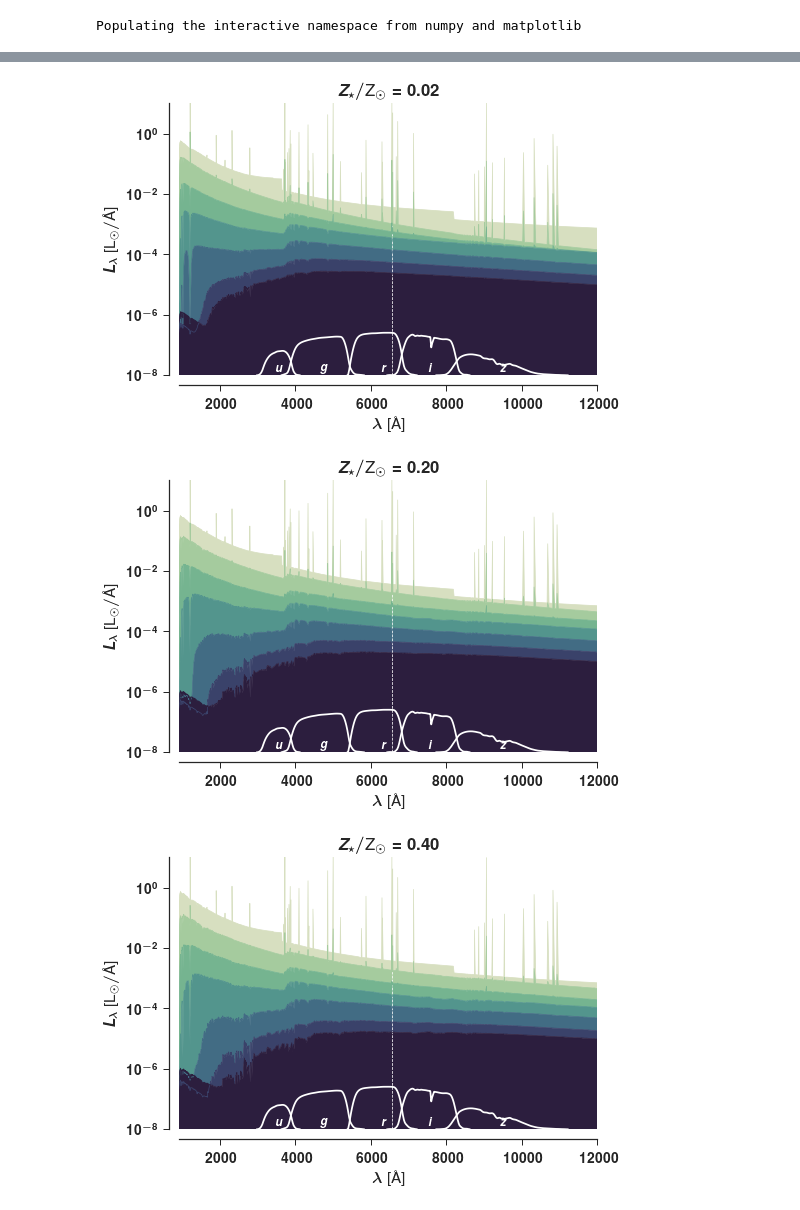
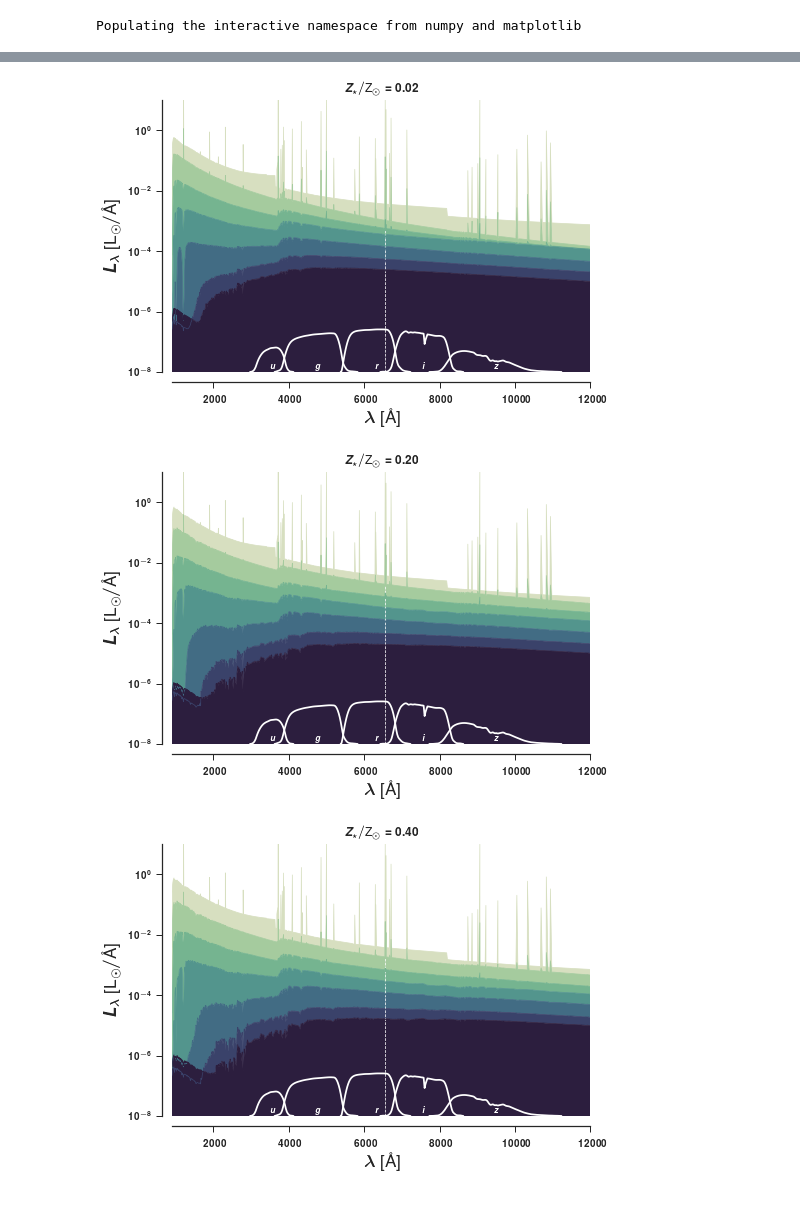
Before and after one commit to ajmejia/photo-ew, a Jupyter notebook: notebooks/proof-of-concept.ipynb, the cells around one changed output, grey strips where cells are left out. Cells and saved outputs as stored; diff of their text form; code cells hidden in the pictures.

```diff
--- a/notebooks/proof-of-concept.ipynb
+++ b/notebooks/proof-of-concept.ipynb
@@ -6,8 +6,6 @@ import pandas as pd
 import itertools as it
 from collections import OrderedDict
 from astropy.io import fits
-from astropy.cosmology import FlatLambdaCDM
-import astropy.units as u
 from tools.EW import equivalent_width
 from tools.Photometry import ABmag
 from tools.stats import norm2one
@@ -19,6 +17,6 @@ from scipy.interpolate import Rbf
 import seaborn as sns
 from styles import slides
 
-sns.set(style="ticks", palette="muted", color_codes=True, font_scale=1.4)
+sns.set(style="ticks", palette="muted", color_codes=True)
 # %% [output]
 Populating the interactive namespace from numpy and matplotlib
@@ -52,8 +45,9 @@ for i in xrange(mask.count(False)):
     except ValueError:
         jpas_res.append(np.array([eval(item.replace("  ", ",")) for item in jpas[ini+1+i:]]))
 # %%
+%%time
 # prepare SSAG run
-ssag = iSSAG(size=10000)
+ssag = iSSAG(size=1000)
 # generate SSAG
 ssag.set_all_seds(emission="both")
 # extract SSPs parameters
@@ -70,32 +67,32 @@ ew_sdss.dropna(axis="index", subset=["H_alpha", "u", "r"], inplace=True)
 # %%
 columns = ages[ages<=13e9][::10]#["10 Myr","50 Myr","200 Myr","1000 Myr", "13000 Myr"]
 colors = sns.cubehelix_palette(columns.size, start=.5, rot=-.75)#cm.rainbow(linspace(0,1,len(columns)))
 
 band_nms = [r"$u$",r"$g$",r"$r$",r"$i$",r"$z$"]
 
 for k in xrange(metallicities.size):
     fig, ax = subplots(1, 1, figsize=(7.5,5))
     sns.despine(offset=10)
     ax.set_yscale("log")
 
     ssp_nebular = ssps_nebular[metallicities[k]]
     ssp_sel = ssp_nebular.get(columns).values
     for j in xrange(len(columns)):
         if j<len(columns)-1:
             ax.fill_between(wavelength, ssp_sel[:,j], ssp_sel[:,j+1], facecolor=colors[j], lw=0)
         else:
             ax.fill_between(wavelength, ssp_sel[:,j], 1e-35, facecolor=colors[j], lw=0)
         ax.plot(wavelength, ssp_sel[:,j], color=colors[j], lw=0.75, zorder=999)
     for i,band in enumerate(sdss_res):
         ax.plot(band[:,0], (band[:,1])/0.2e7+1e-8, color="w")
         ax.text((band[0,0]+band[-1,0])*0.5, 1.15e-8, band_nms[i], va="bottom", ha="center", color="w", size="x-small")
     ax.axvline(6562, lw=0.75, ls="--", color="w")
     ax.set_xlim(912,12000)
     ax.set_ylim(1e-8,10)
-    ax.set_title(r"$Z_\star/\text{Z}_\odot=%.2f$"%(metallicities[k]))
-    ax.set_xlabel(r"$\lambda$ [\AA]")
-    ax.set_ylabel(r"$L_\lambda$ [L$_{\odot}/$\AA]")
+    ax.set_title(r"$Z_\star/\text{Z}_\odot=%.2f$"%(metallicities[k]), size="medium")
+    ax.set_xlabel(r"$\lambda$ [\AA]", size="x-large")
+    ax.set_ylabel(r"$L_\lambda$ [L$_{\odot}/$\AA]", size="x-large")
 # %% [output]
-[figure, old version]
+[figure, new version]
-[figure, old version]
+[figure, new version]
-[figure, old version]
+[figure, new version]
```
Also changed, not shown: parts of 10 cells of this notebook.
